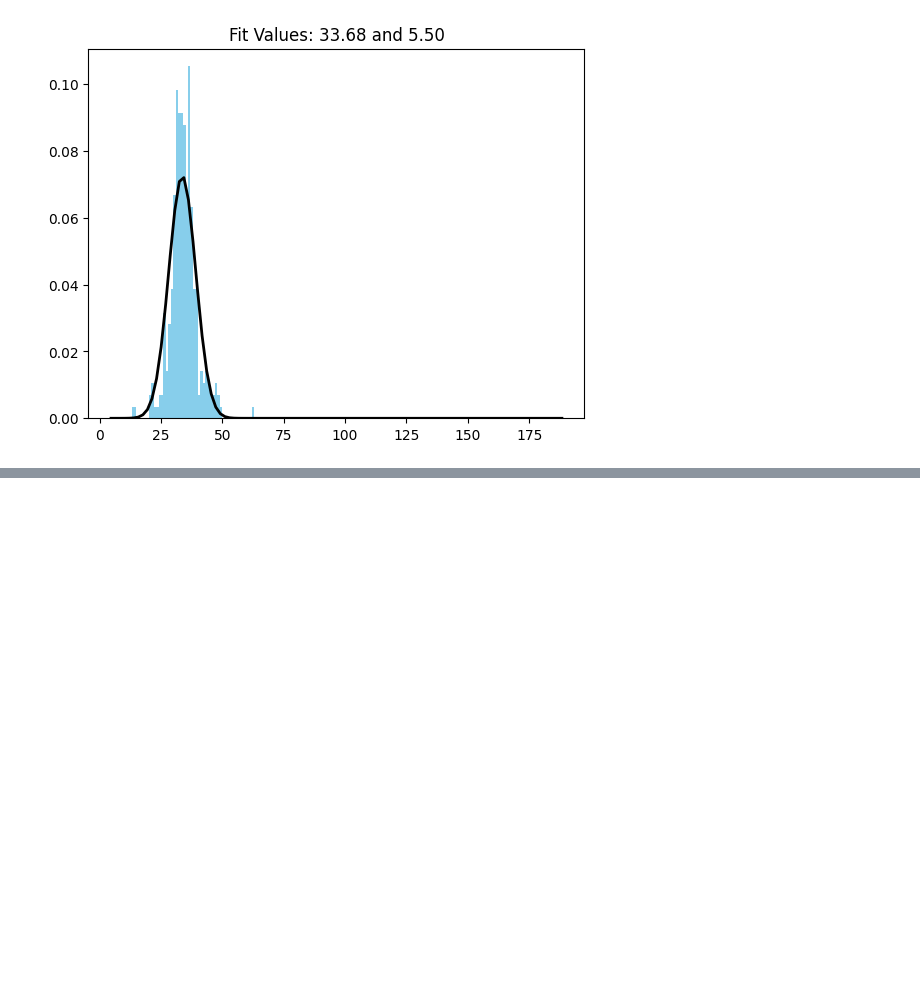
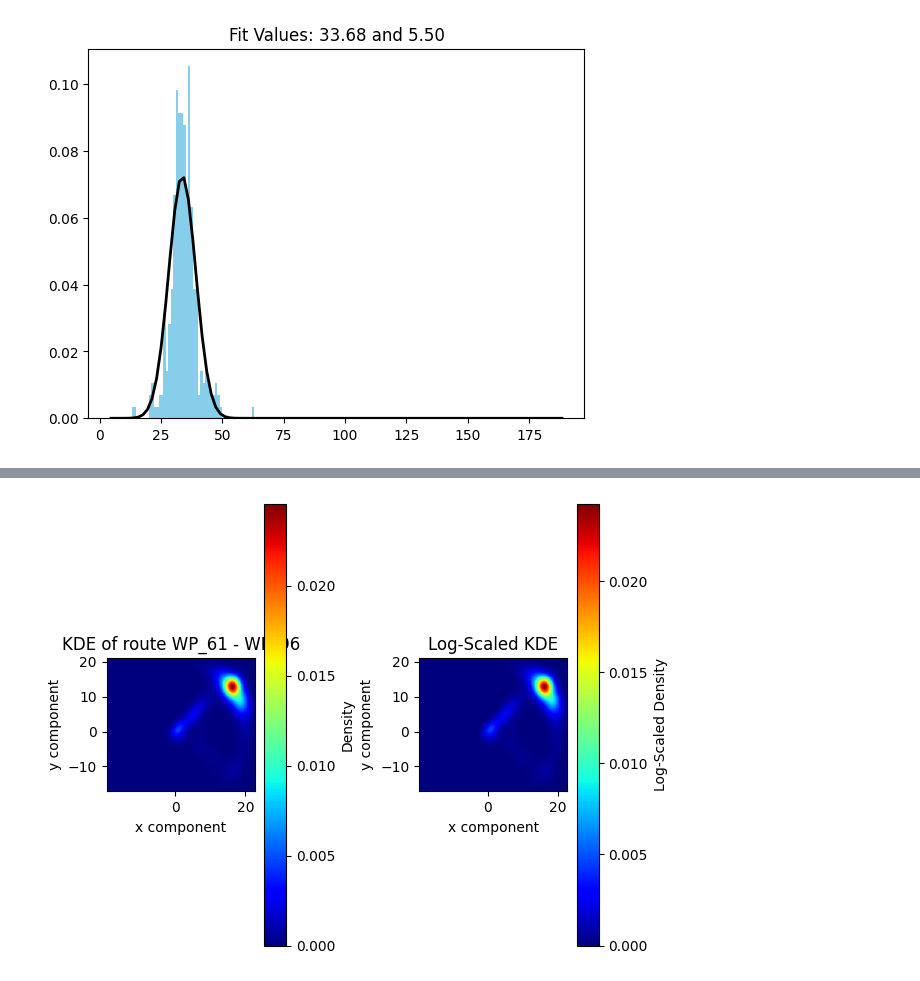
Before and after one commit to Accazeta/AIS_data_analysis, a Jupyter notebook: src/Time_series_clustering.ipynb, the cells around one changed output, grey strips where cells are left out. Cells and saved outputs as stored; diff of their text form; code cells hidden in the pictures; blank space fills up the shorter version.

```diff
--- a/src/Time_series_clustering.ipynb
+++ b/src/Time_series_clustering.ipynb
@@ -355,0 +280,50 @@ HDBSCAN(cluster_selection_epsilon=0.01, max_cluster_size=10000,
+# %%
+# Perform KDE on speed components (respectively V_x, V_y). See paper (page 2236, equation 8)
+V_x = train_DF['V_x']
+V_y = train_DF['V_y']
+
+kde = gaussian_kde([V_x,V_y])
+Vxmin, Vxmax = V_x.min(), V_x.max()
+Vymin, Vymax = V_y.min(), V_y.max()
+
+# create a grid of points
+Vx_grid, Vy_grid = np.linspace(Vxmin, Vxmax, 100), np.linspace(Vymin, Vymax, 100)
+V_X, V_Y = np.meshgrid(Vx_grid, Vy_grid)
+positions = np.vstack([V_X.ravel(), V_Y.ravel()])
+# Z is a matrix that contains the estimated density values at each grid point
+# defined by x_grid and y_grid
+V_Z = np.reshape(kde(positions).T, V_X.shape)
+
+# plot kde result on map
+fig, axes = plt.subplots(1,2)
+im1 = axes[0].imshow(
+    V_Z,
+    origin='lower',
+    #aspect='auto',
+    extent=[Vxmin, Vxmax, Vymin, Vymax],
+    cmap='jet'
+)
+axes[0].set_xlabel('x component')
+axes[0].set_ylabel('y component')
+axes[0].set_title(f'KDE of route {myDF.at[0, "Route"]}')
+fig.colorbar(im1, ax=axes[0], label="Density")
+
+# Show normalized scale
+# this is done just in case the data is skewed. When the data is not skewed, this whole operation
+# doesn't affect the plot by much, if at all
+VZ_log = np.log1p(V_Z)
+im2 = axes[1].imshow(VZ_log,
+            origin='lower',
+            #aspect='auto',
+            extent=[Vxmin, Vxmax, Vymin, Vymax],
+            cmap='jet'
+           )
+axes[1].set_title('Log-Scaled KDE')
+axes[1].set_xlabel('x component')
+axes[1].set_ylabel('y component')
+fig.colorbar(im2, ax=axes[1], label="Log-Scaled Density")
+
+plt.tight_layout()
+plt.show()
+# %% [output]
+[figure, added]
```
Also changed, not shown: parts of 14 cells of this notebook, 2 other files.
